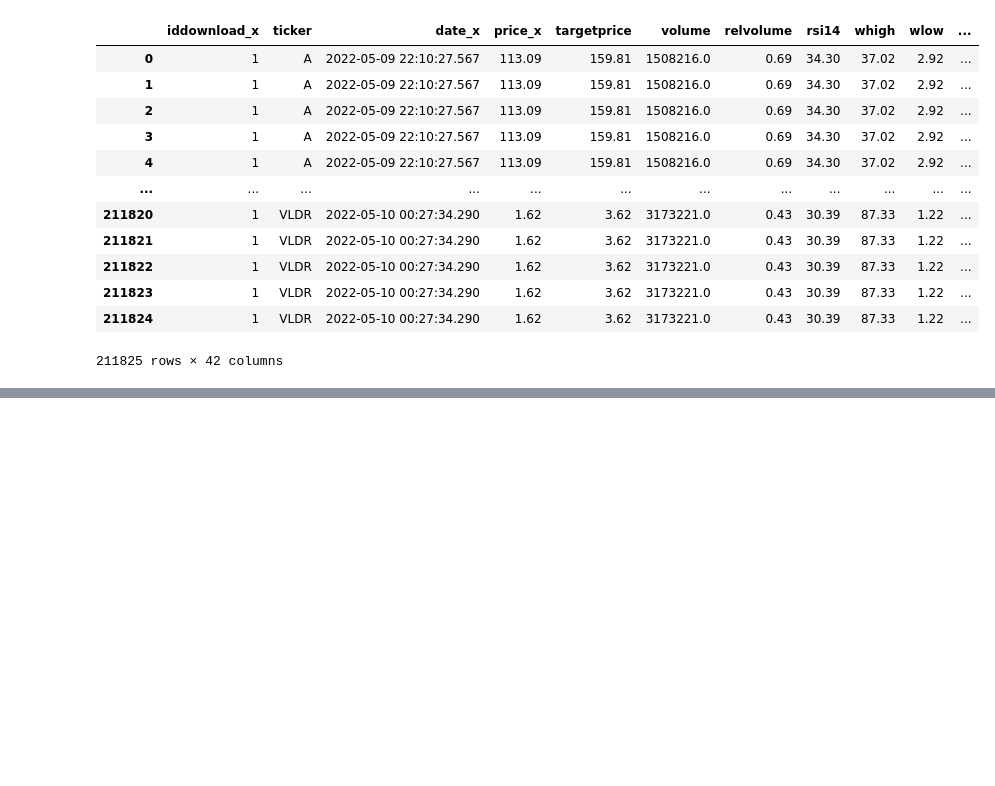
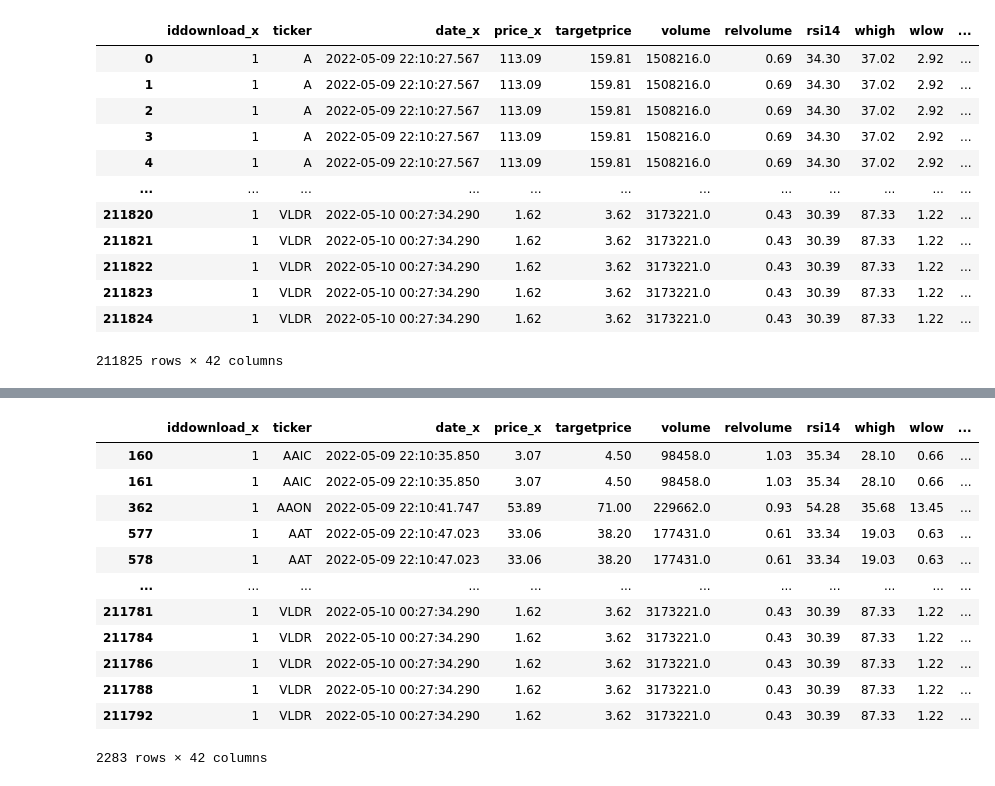
Before and after one commit to Teycir/NoteBookInsiders, a Jupyter notebook: Insider.ipynb, the cells around one changed output, grey strips where cells are left out. Cells and saved outputs as stored; diff of their text form; code cells hidden in the pictures; blank space fills up the shorter version.

```diff
--- a/Insider.ipynb
+++ b/Insider.ipynb
@@ -122,0 +170,2 @@ dfFinal
+# %%
+past =pd.to_datetime("today") - pd.Timedelta(90, unit='D')
@@ -122,0 +176,2 @@ dfFinal
+# %%
+now =pd.to_datetime("today")
@@ -122,0 +182,22 @@ dfFinal
+# %%
+start_date = past
+end_date = now
+mask = ((dfPurchases['tradedate'] > start_date) & (dfPurchases['tradedate'] <= end_date))
+# %%
+dfRecentPurchases = dfPurchases.loc[mask]
+# %%
+dfRecentPurchases
+# %% [output]
+|  | iddownload_x | ticker | date_x | price_x | targetprice | volume | relvolume | rsi14 | whigh | wlow | ... |
+| 160 | 1 | AAIC | 2022-05-09 22:10:35.850 | 3.07 | 4.50 | 98458.0 | 1.03 | 35.34 | 28.10 | 0.66 | ... |
+| 161 | 1 | AAIC | 2022-05-09 22:10:35.850 | 3.07 | 4.50 | 98458.0 | 1.03 | 35.34 | 28.10 | 0.66 | ... |
+| 362 | 1 | AAON | 2022-05-09 22:10:41.747 | 53.89 | 71.00 | 229662.0 | 0.93 | 54.28 | 35.68 | 13.45 | ... |
+| 577 | 1 | AAT | 2022-05-09 22:10:47.023 | 33.06 | 38.20 | 177431.0 | 0.61 | 33.34 | 19.03 | 0.63 | ... |
+| 578 | 1 | AAT | 2022-05-09 22:10:47.023 | 33.06 | 38.20 | 177431.0 | 0.61 | 33.34 | 19.03 | 0.63 | ... |
+| ... | ... | ... | ... | ... | ... | ... | ... | ... | ... | ... | ... |
+| 211781 | 1 | VLDR | 2022-05-10 00:27:34.290 | 1.62 | 3.62 | 3173221.0 | 0.43 | 30.39 | 87.33 | 1.22 | ... |
+| 211784 | 1 | VLDR | 2022-05-10 00:27:34.290 | 1.62 | 3.62 | 3173221.0 | 0.43 | 30.39 | 87.33 | 1.22 | ... |
+| 211786 | 1 | VLDR | 2022-05-10 00:27:34.290 | 1.62 | 3.62 | 3173221.0 | 0.43 | 30.39 | 87.33 | 1.22 | ... |
+| 211788 | 1 | VLDR | 2022-05-10 00:27:34.290 | 1.62 | 3.62 | 3173221.0 | 0.43 | 30.39 | 87.33 | 1.22 | ... |
+| 211792 | 1 | VLDR | 2022-05-10 00:27:34.290 | 1.62 | 3.62 | 3173221.0 | 0.43 | 30.39 | 87.33 | 1.22 | ... |
+2283 rows × 42 columns
```
Also changed, not shown: parts of 20 cells of this notebook.
